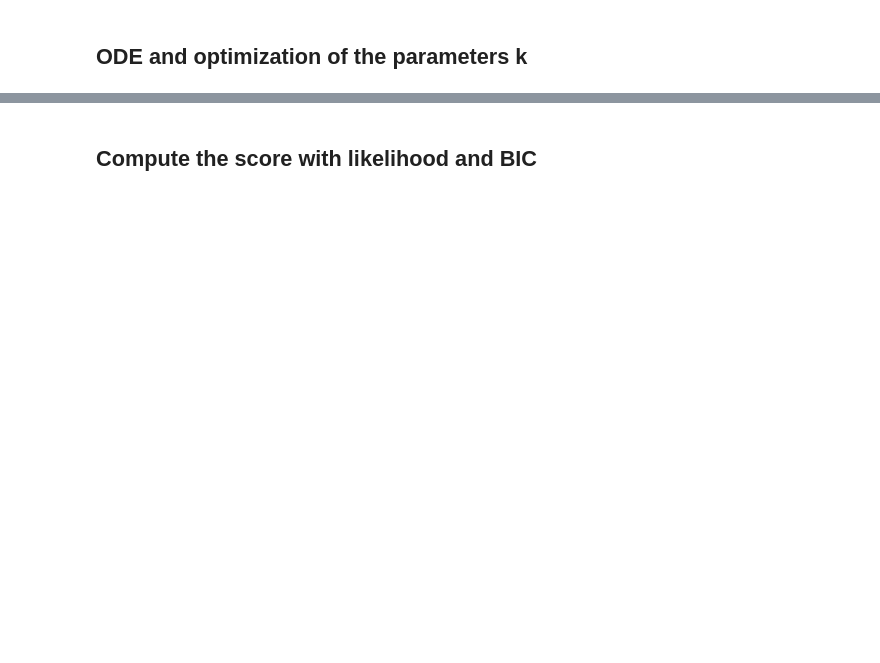
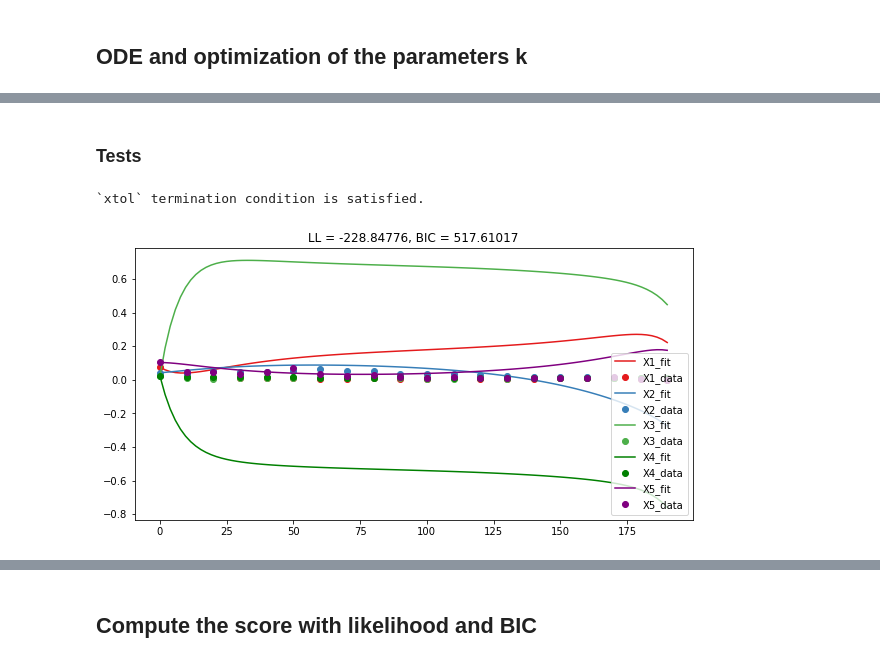
Before and after one commit to maud73/Gene_Regulatory_NW_id, a Jupyter notebook: main.ipynb, the cells around one changed output, grey strips where cells are left out. Saved outputs shown, nothing was run; the diff lists cells and outputs as text; code cells hidden in the pictures; blank space fills up the shorter version.

```diff
--- a/main.ipynb
+++ b/main.ipynb
@@ -227,0 +340,38 @@ best_M = opt_M[s.index(max(s))]
+# %%
+def BIC(M, theta_ML):
+    """"Bayesian Information Criterion approximation for log marginal likelihood of M.
+
+    :param M: a binary numpy array with shape (3,3)
+    :param theta_ML: maximum likelihood parameters for model M, a list with
+    lenght equal to 3 + number of ones in M
+    :returns: one number
+    """
+
+    n = len(t_data)
+    d = len(theta_ML)
+    sigma_square = log_likelihood(M,theta_ML)
+
+    bic = d*np.log(n) -2*sigma_square
+
+    return(bic)
+# %%
+def plot_fit(M, theta_ML):
+    """"Visualize maximum likelihood fit of model M.
+
+    :param M: a binary numpy array with shape (5,5)
+    :param theta_ML: maximum likelihood parameters for model M, a list with
+    lenght equal to 5 + number of ones in M
+    :returns: nothing
+    """
+    ttt = np.linspace(0, max(t_data), 100)
+    mu = solve_system(M, theta_ML, ttt)
+    plt.figure(figsize=(10,5))
+    LL = log_likelihood(M, theta_ML)
+    bic = BIC(M, theta_ML)
+    cols = ["#e41a1c", "#377eb8", "#4daf4a",'green','purple']
+    for j in range(0, 5):
+        plt.plot(ttt, mu[:,j], color = cols[j])
+        plt.plot(t_data, Y_data[:,j], marker = "o", color = cols[j], linestyle = "none")
+    plt.legend(('X1_fit', 'X1_data', 'X2_fit', 'X2_data', 'X3_fit', 'X3_data','X4_fit', 'X4_data','X5_fit', 'X5_data'))
+    plt.title("LL = " + str(round(LL, 5)) + ", BIC = " + str(round(bic, 5)))
+    plt.show()
@@ -227,0 +387,9 @@ best_M = opt_M[s.index(max(s))]
+# %% [markdown]
+### Tests
+# %%
+M0 = np.array([[1,0,1,1,1], [0,1,0,0,1], [1,0,1,1,0],[1,0,1,1,0],[1,1,0,0,1]])
+theta_ML = fit_model(M0)
+plot_fit(M0,theta_ML)
+# %% [output]
+`xtol` termination condition is satisfied.
+[figure, added]
```
Also changed, not shown: parts of 16 cells of this notebook, 1 other file.
